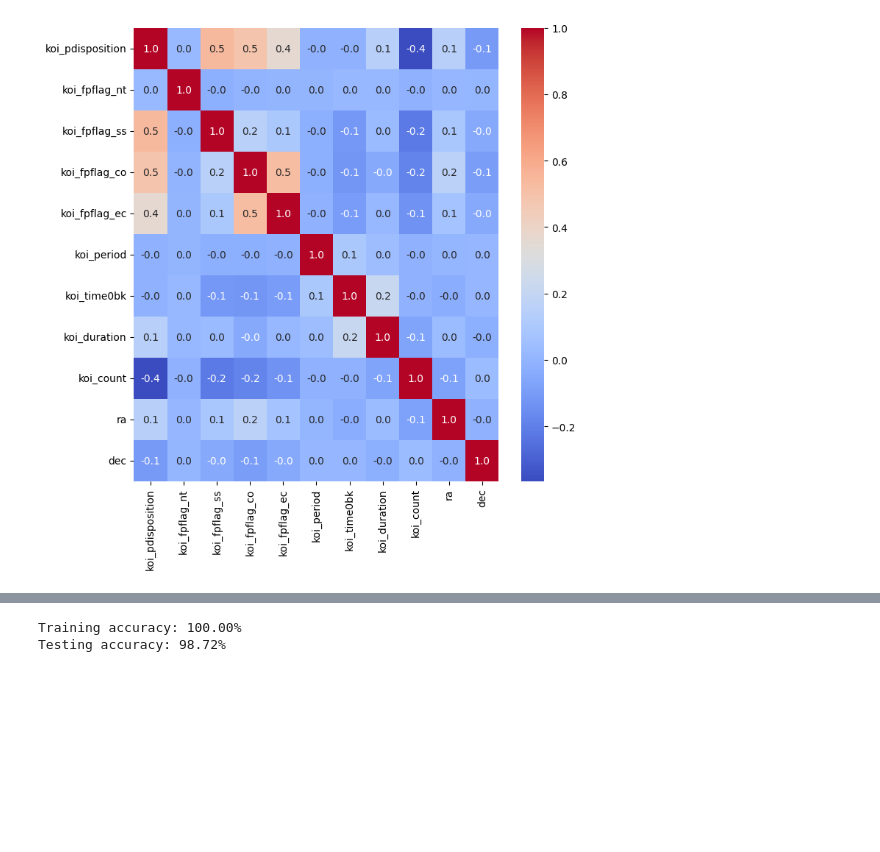
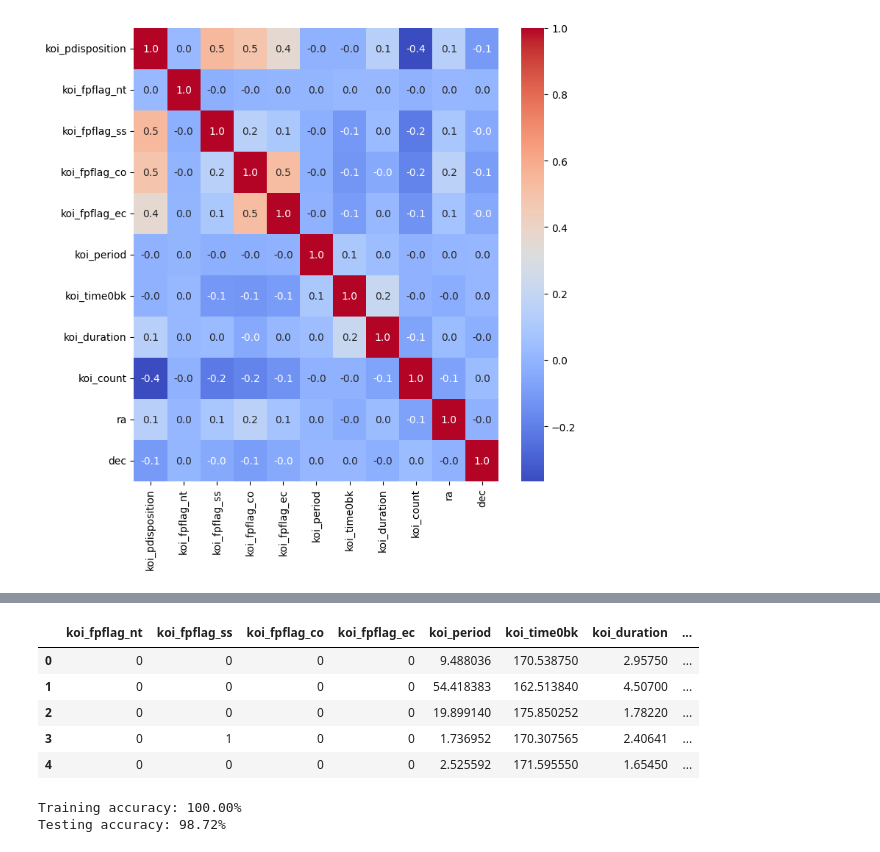
Before and after one commit to hieupt810/nasa_exoplanets_classification, a Jupyter notebook: jupyter/cumulative.ipynb, the cells around one changed output, grey strips where cells are left out. Drawn from its saved outputs; the diff is of its cells as text; code cells hidden in the pictures; blank space fills up the shorter version.

```diff
--- a/cumulative.ipynb
+++ b/jupyter/cumulative.ipynb
@@ -23,5 +24,5 @@ COLUMN_FOR_CLASSIFICATION = "koi_pdisposition"
 # %%
-df = pd.read_csv("cumulative_2025.10.03_12.03.43.csv")
+df = pd.read_csv('../data/cumulative_2025.10.03_12.03.43.csv')
 df.tail()
 # %% [output]
 |  | rowid | kepid | kepoi_name | kepler_name | koi_disposition | koi_vet_stat | koi_vet_date | ... |
@@ -88 +109,10 @@ X = df.drop(columns=[COLUMN_FOR_CLASSIFICATION], axis=1)
+# %%
+X.head()
+# %% [output]
+|  | koi_fpflag_nt | koi_fpflag_ss | koi_fpflag_co | koi_fpflag_ec | koi_period | koi_time0bk | koi_duration | ... |
+| 0 | 0 | 0 | 0 | 0 | 9.488036 | 170.538750 | 2.95750 | ... |
+| 1 | 0 | 0 | 0 | 0 | 54.418383 | 162.513840 | 4.50700 | ... |
+| 2 | 0 | 0 | 0 | 0 | 19.899140 | 175.850252 | 1.78220 | ... |
+| 3 | 0 | 1 | 0 | 0 | 1.736952 | 170.307565 | 2.40641 | ... |
+| 4 | 0 | 0 | 0 | 0 | 2.525592 | 171.595550 | 1.65450 | ... |
 # %%
```
Also changed, not shown: parts of 12 cells of this notebook, 11 other files.
